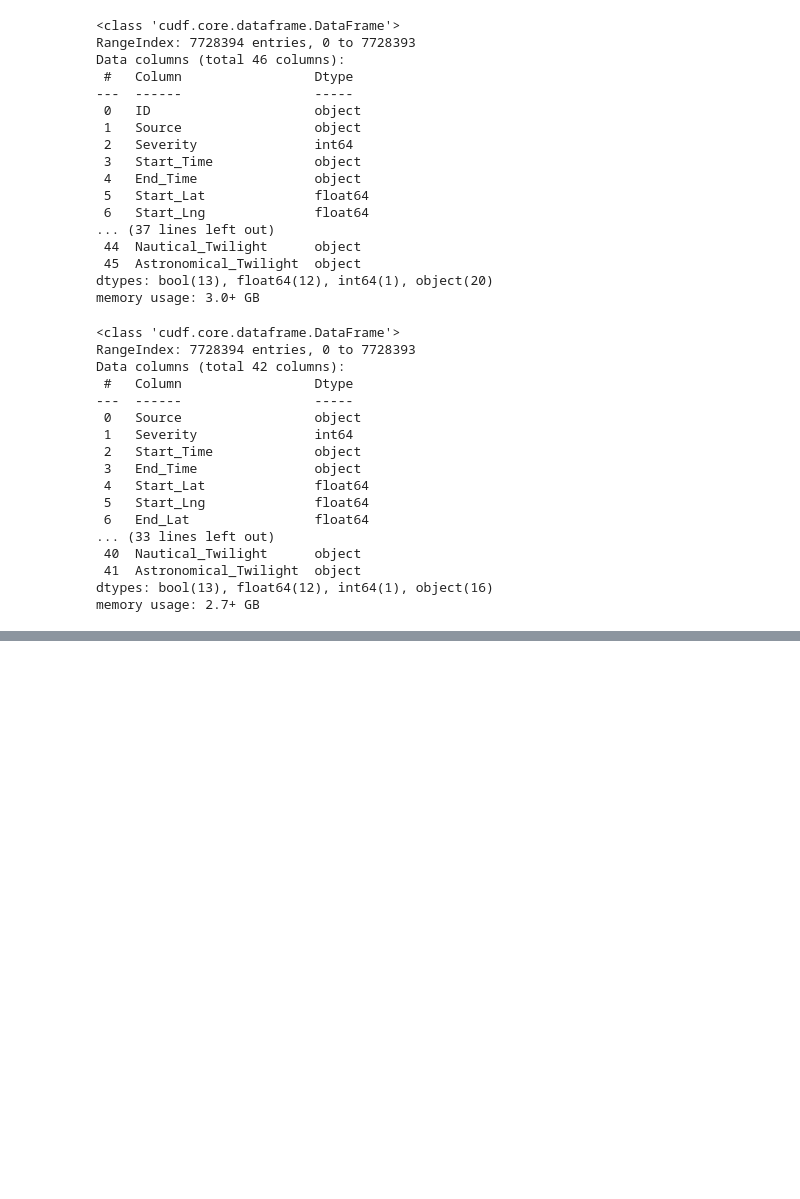
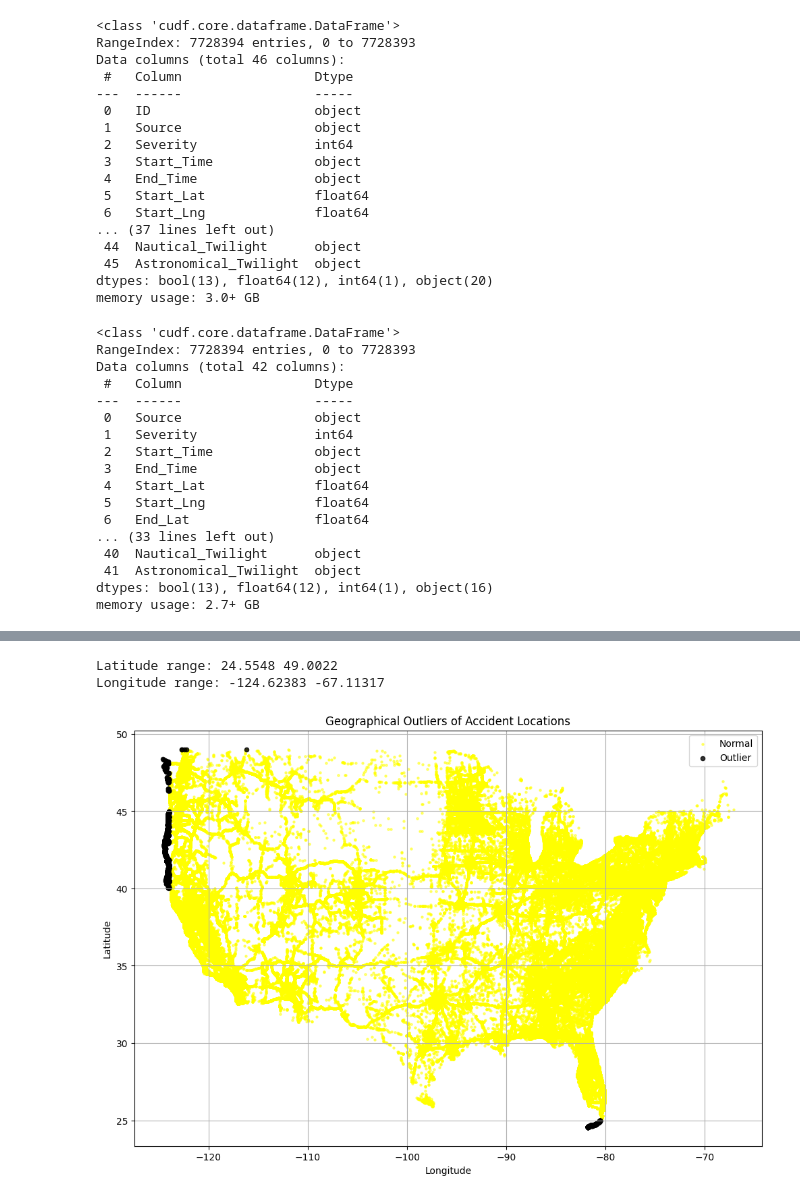
Before and after one commit to Lord-Mahdi1383/Optimized-US-Accidents-Dataset, a Jupyter notebook: US_Accidents_Optimized.ipynb, the cells around one changed output, grey strips where cells are left out. Saved outputs shown, nothing was run; the diff lists cells and outputs as text; code cells hidden in the pictures; blank space fills up the shorter version.

```diff
--- a/US_Accidents_Optimized.ipynb
+++ b/US_Accidents_Optimized.ipynb
@@ -160,0 +163,73 @@ memory usage: 1.7+ GB
+# %%
+print("Latitude range:", df['Start_Lat'].min(), df['Start_Lat'].max())
+print("Longitude range:", df['Start_Lng'].min(), df['Start_Lng'].max())
+# %% [output]
+Latitude range: 24.5548 49.0022
+Longitude range: -124.62383 -67.11317
+# %%
+# how this works:
+# Q1 is 1st quartile (چارک), Q3 is 3rd quartile
+# calculates IQR for lat and lng (Q3-Q1)
+# IQR shows spread in middle 50% of data (from Q1 to Q3)
+# defines outlier threshold using IQRs
+# rules:
+  # Lower bound: Q1 - (1.5 * IQR)
+  # Upper bound: Q3 + (1.5 * IQR)
+''' Q1_Lat = df['Start_Lat'].quantile(0.25)
+Q3_Lat = df['Start_Lat'].quantile(0.75)
+IQR_Lat = Q3_Lat - Q1_Lat
+
+Q1_Lng = df['Start_Lng'].quantile(0.25)
+Q3_Lng = df['Start_Lng'].quantile(0.75)
+IQR_Lng = Q3_Lng - Q1_Lng
+
+outliers = (
+    (df['Start_Lat'] < (Q1_Lat - 1.5* IQR_Lat)) |
+    (df['Start_Lat'] > (Q3_Lat + 1.5* IQR_Lat)) |
+    (df['Start_Lng'] < (Q1_Lng - 1.5* IQR_Lng)) |
+    (df['Start_Lng'] > (Q3_Lng + 1.5* IQR_Lng))) '''
+
+#-------------------------------------------------------------------------------
+
+# defining min and max latitude adn longitude to detect outliers
+us_bounds = {
+    'lat_min': 25.0, 'lat_max': 49.0,
+    'lng_min': -124.0, 'lng_max': -66.0
+}
+
+# create outliers based on us_bounds
+outliers = (
+    (df['Start_Lat'] < us_bounds['lat_min']) |
+    (df['Start_Lat'] > us_bounds['lat_max']) |
+    (df['Start_Lng'] < us_bounds['lng_min']) |
+    (df['Start_Lng'] > us_bounds['lng_max'])
+)
+
+
+
+plt.figure(figsize=(12, 8))
+
+# creating a scatter plot of non outliers in start lng and lat (yellows)
+plt.scatter(df[~outliers]['Start_Lng'].to_numpy(),
+            df[~outliers]['Start_Lat'].to_numpy(),
+            color='yellow',
+            alpha=0.5,
+            s=5,
+            label='Normal')
+
+# creating a scatter plot of outliers in start lng and lat(blacks)
+plt.scatter(df[outliers]['Start_Lng'].to_numpy(),
+            df[outliers]['Start_Lat'].to_numpy(),
+            color='black',
+            alpha=0.8,
+            s=20,
+            label='Outlier')
+
+plt.xlabel('Longitude')
+plt.ylabel('Latitude')
+plt.title('Geographical Outliers of Accident Locations')
+plt.legend()
+plt.grid(True)
+plt.show()
+# %% [output]
+[figure, added]
```
Also changed, not shown: parts of 6 cells of this notebook.
